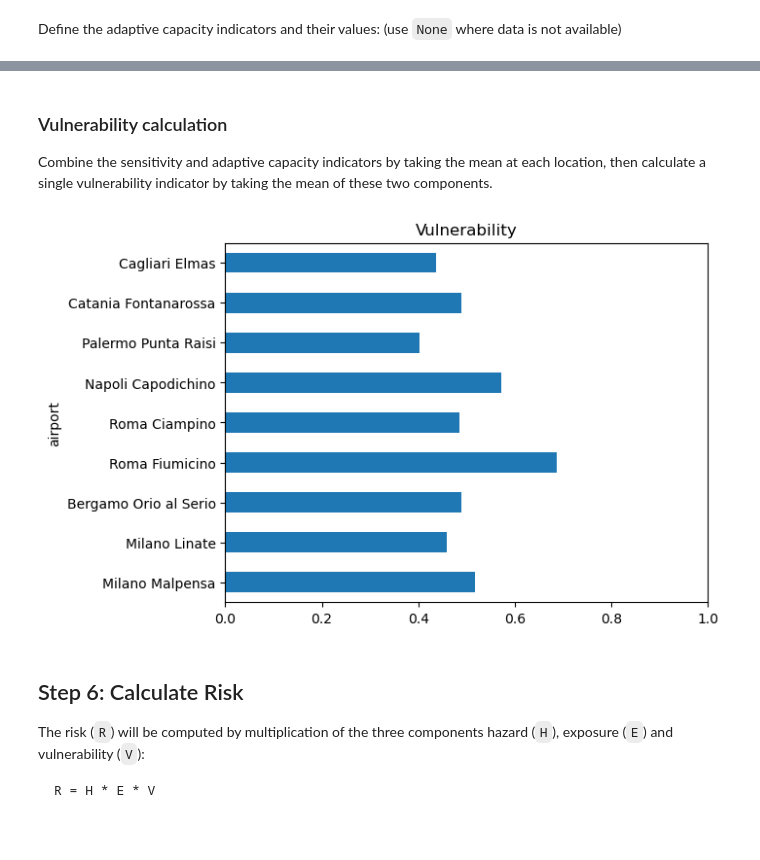
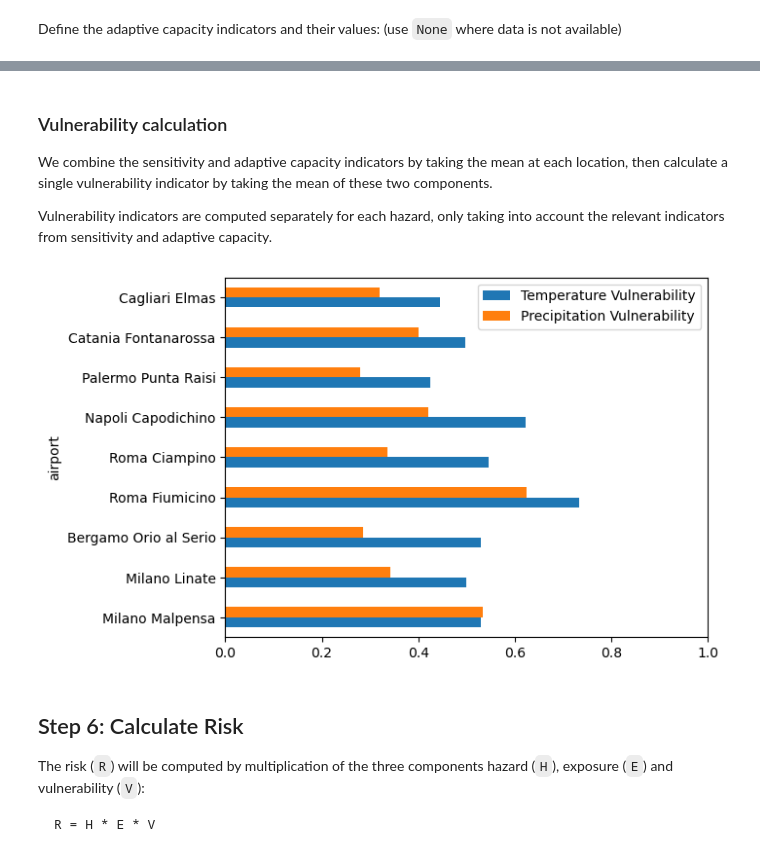
Before and after one commit to CLIMAAX/MULTI, a Jupyter notebook: 01_Infrastructure_heat_precipitation/Risk_assessment_airports.ipynb, the cells around one changed output, grey strips where cells are left out. Drawn from its saved outputs; the diff is of its cells as text; code cells hidden in the pictures.

Commit message:
Variable-dependent vulnerability

```diff
--- a/01_Infrastructure_heat_precipitation/Risk_assessment_airports.ipynb
+++ b/01_Infrastructure_heat_precipitation/Risk_assessment_airports.ipynb
@@ -288,7 +290,9 @@ sensitivity_indicators = to_dataframe({
     'Age_buildings': [73, 82, 83, 63, 105, 111, 61, 97, 84],
     'Air_traffic': [201050, 85730, 95377, 309783, 52253, 82577, 54243, 73494, 39691],
     'Parking_accesses': [None, None, None, None, None, None, None, None, None],
-    'Staff_work': [1997.1, 855.9, 1044, 2363.9, 1013.1, None, 283, 183, 146]
+    'Staff_work': [1997.1, 855.9, 1044, 2363.9, 1013.1, None, 283, 183, 146],
+    'Underground_infrastructures': [30300, 14700, 5700, 26250, 2250, 0, 0, 8650, 0],
+    'Flooded_areas': [None, None, None, None, None, None, None, None, None],
 })
 
 sensitivity_normalized = normalize_columns(sensitivity_indicators)
@@ -366,6 +370,10 @@ Define the adaptive capacity indicators and their values: (use `None` where data
 adaptive_indicators = to_dataframe({
     'Vegetation_zone': [None, None, None, None, None, None, None, None, None],
     'Initiatives_for_optimization_of_energy ': [0.3, 0.3, 0.3, 0.1, 0.1, 0.3, 0.5, 0.7, 0.7],
+    'Initiatives_mitigation_climate_change_risk_awareness': [0.3, 0.3, 0.3, 0.1, 0.1, 0.3, 0.5, 0.7, 0.7],
+    'Efficient_drainage_system': [0.1, 0.1, 0.1, 0.1, 0.1, 0.1, 0.1, 0.1, 0.1],
+    'Monitoring_and_alarm_system': [0.1, 0.1, 0.3, 0.3, 0.3, 0.3, 0.3, 0.3, 0.3],
+    'Bioinfiltration_and_permeable_pavements': [0.9, 0.9, 0.1, 0.9, 0.9, 0.9, 0.9, 0.9, 0.9],
     'Green_wall': [0.1, 0.9, 0.9, 0.9, 0.9, 0.9, 0.9, 0.9, 0.9],
     'Green_roof': [0.1, 0.9, 0.9, 0.9, 0.9, 0.9, 0.9, 0.9, 0.9],
     'Heat_resistent_coating': [0.9, 0.9, 0.9, 0.1, 0.9, 0.9, 0.9, 0.9, 0.9],
@@ -392,16 +400,40 @@ adaptive_normalized
 # %% [markdown]
 ### Vulnerability calculation
 
-Combine the sensitivity and adaptive capacity indicators by taking the mean at each location, then calculate a single vulnerability indicator by taking the mean of these two components.
+We combine the sensitivity and adaptive capacity indicators by taking the mean at each location, then calculate a single vulnerability indicator by taking the mean of these two components.
+
+Vulnerability indicators are computed separately for each hazard, only taking into account the relevant indicators from sensitivity and adaptive capacity.
 # %%
-vulnerability = 0.5 * (
-    sensitivity_normalized.mean(skipna=True, axis=1)
-    + adaptive_indicators.mean(skipna=True, axis=1)
-)
+def calculate_vulnerability(sensitivity, adaptive_capacity, only=None):
+    # Take mean of each category, then average
+    return 0.5 * (
+        sensitivity[[col for col in sensitivity.columns if (only is None or col in only)]].mean(skipna=True, axis=1)
+        + adaptive_capacity[[col for col in adaptive_capacity.columns if (only is None or col in only)]].mean(skipna=True, axis=1)
+    )
 
-ax = vulnerability.plot.barh(title="Vulnerability", xlim=(0, 1))
+vulnerability_temp = calculate_vulnerability(sensitivity_normalized, adaptive_normalized, only={
+    "Soil_sealing", "Passengers", "Buildings_bad_conditions_or_maintenance",
+    "Age_buildings", "Air_traffic", "Parking_accesses", "Staff_work",
+    "Vegetation_zone", "Initiatives_for_optimization_of_energy", "Green_wall",
+    "Green_roof", "Heat_resistent_coating", "Insurance_policy_for_extreme_events",
+    "Guidelines_for_adaptation_climate_change", "Evening departures"
+})
+
+vulnerability_precip = calculate_vulnerability(sensitivity_normalized, adaptive_normalized, only={
+    "Soil_sealing", "Passengers", "Buildings_bad_conditions_or_maintenance",
+    "Age_buildings", "Air_traffic", "Underground_infrastructures", "Flooded_areas",
+    "Vegetation_zone", "Initiatives_mitigation_climate_change_risk_awareness",
+    "Efficient_drainage_system", "Insurance_policy_for_extreme_events",
+    "Monitoring_and_alarm_system", "Bioinfiltration_and_permeable_pavements",
+    "Guidelines_for_adaptation_climate_change"
+})
+
+ax = pd.DataFrame.from_dict({
+    "Temperature Vulnerability": vulnerability_temp,
+    "Precipitation Vulnerability": vulnerability_precip,
+}).plot.barh(xlim=(0, 1))
 # %% [output]
-[figure, old version]
+[figure, new version]
 # %% [markdown]
 ## Step 6: Calculate Risk
 
```
Also changed, not shown: parts of 5 cells of this notebook, 1 other file.
